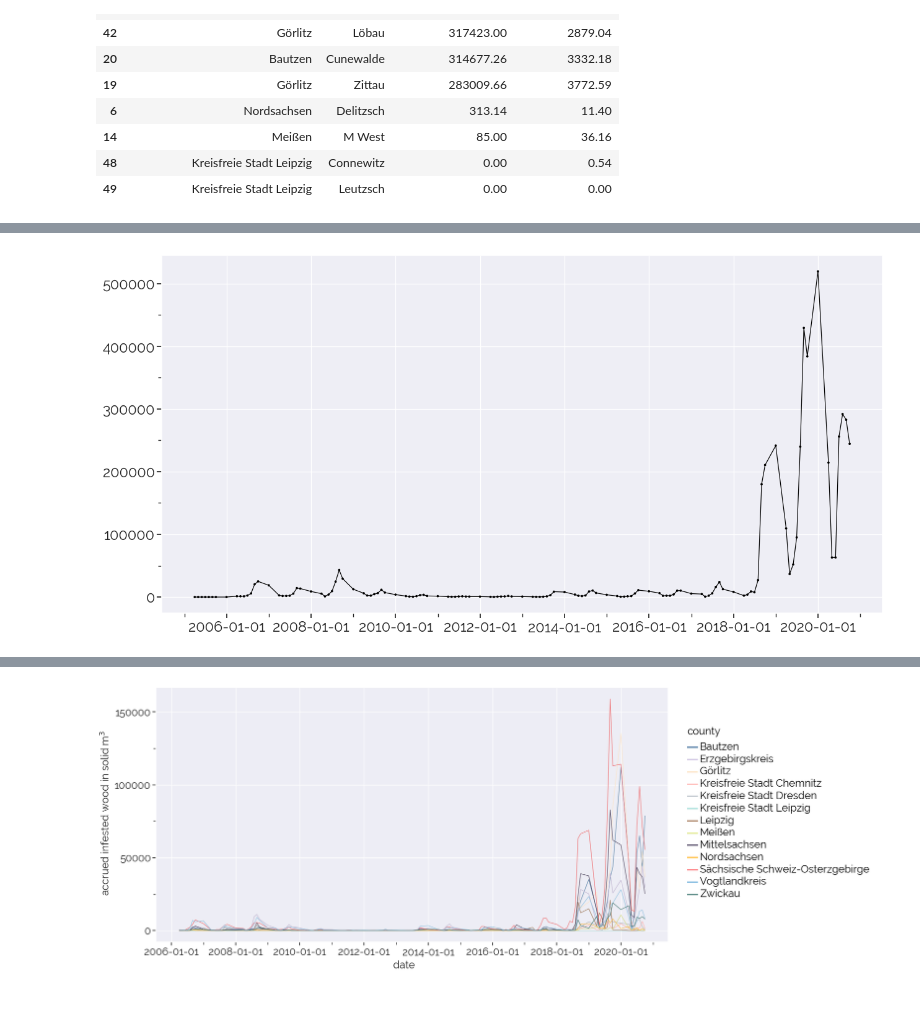
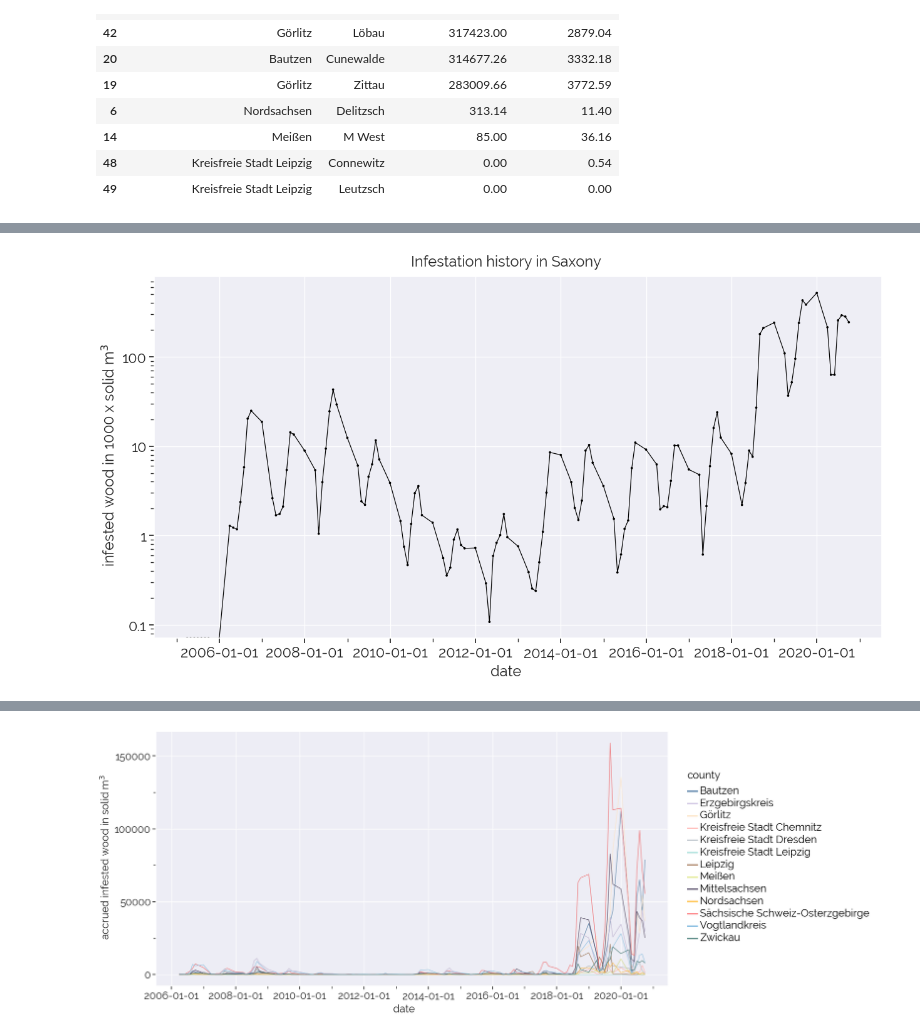
Before and after one commit to ho-ya/Bark_Beetle_Sachsenforst, a Jupyter notebook: 2_EDA.ipynb, the cells around one changed output, grey strips where cells are left out. Cells and saved outputs as stored; diff of their text form; code cells hidden in the pictures; blank space fills up the shorter version.

```diff
--- a/2_EDA.ipynb
+++ b/2_EDA.ipynb
@@ -49,21 +67,0 @@ mythemewider= (p9.theme_seaborn()
-# %%
-# color scheme
-
-mycolorsold = ['#447672', '#EA9F7E', '#DABFFF', '#B4D2BA', '#F4D35E',
-            '#7cbcb7', '#67555C', '#F6D8AE', '#ABA8B2', '#7B3E19',
-            '#0C4767', '#93B7BE', '#7B886B', '#bbbf76', '#F17300']
-
-mycolors = ['#447672', '#8fc0e0', '#ee6d71', '#ffb947', '#4e445f', '#d1d882', '#9D7558',
-            '#a7d8d4', '#b0b7bd', '#ffaeac', '#fce4c9', '#bfb4d2', '#5b83a8', '#575757']
-p9.options.figure_size = (10, 2)
-x = list(range(7))*2
-y = [1]*7+[2]*7
-c = list(range(1,15))
-
-
-(
-    p9.ggplot(p9.aes('x' , 'y', color='factor(c)'))
-    + p9.geom_point(size=20)
-    + p9.scale_color_manual(mycolors)
-    + p9.theme_seaborn()
-).draw();
@@ -200,10 +329,2 @@ The first thing that catches the eye is the dark red shade of the *Sebnitz* dist
 
 Let's take a closer look at relationship between area of endangered forest and amount of damaged wood.
-# %%
-p9.options.figure_size = (10, 7.5)
-
-(
-    p9.ggplot(districts_gdf, p9.aes('area_endangered' , 'total_infested_wood', color='county_name'))
-    + p9.geom_point(p9.aes(shape='county_name'), size=3, alpha=.9)
-    + p9.scale_color_manual(mycolors[:13])
-).draw();
@@ -212,10 +373,13 @@ p9.options.figure_size = (10, 7.5)
 # %%
-
-(
-    p9.ggplot(p9.aes(data.groupby('timestamp')['infested_wood'].sum().index, data.groupby('timestamp')['infested_wood'].sum().values))
-    + p9.geom_line()
-    + p9.geom_point(size=.5)
-    + mythemewide
+(p9.ggplot(
+    p9.aes(data.groupby('timestamp')['infested_wood'].sum().index,
+           data.groupby('timestamp')['infested_wood'].sum().values / 1000))
+ + p9.geom_line()
+ + p9.geom_point(size=.5)
+ + p9.scale_y_log10()
+ + p9.ggtitle('Infestation history in Saxony')
+ + p9.xlab('date') + p9.ylab('infested wood in 1000 x solid m$^3$')
+ + mythemewide
 ).draw();
 # %% [output]
-[figure, old version]
+[figure, new version]
```
Also changed, not shown: parts of 34 cells of this notebook.
